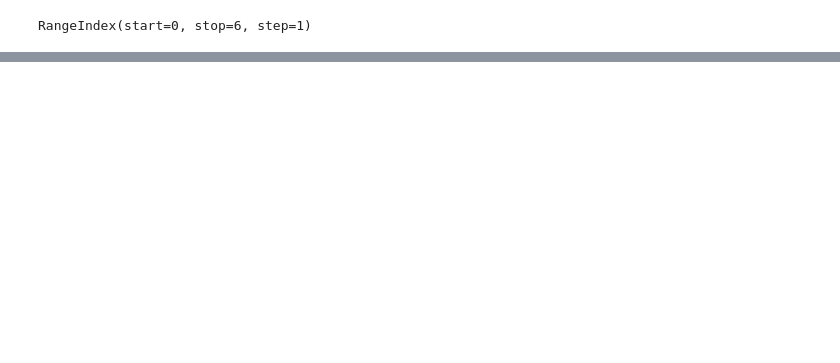
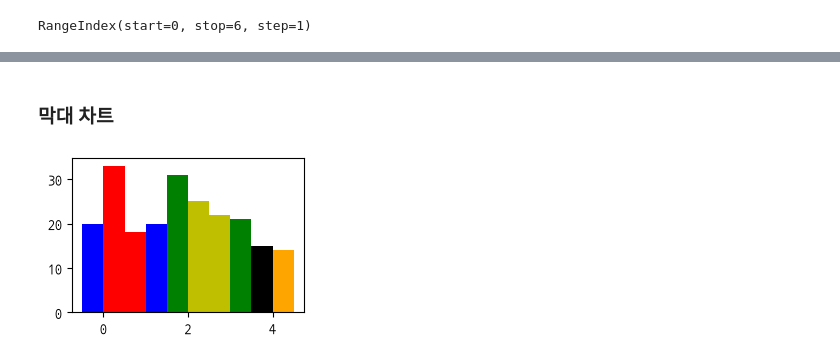
Before and after one commit to NustEred/OnDevicePython, a Jupyter notebook: 파이썬기초.ipynb, the cells around one changed output, grey strips where cells are left out. Cells and saved outputs as stored; diff of their text form; code cells hidden in the pictures; blank space fills up the shorter version.

```diff
--- a/파이썬기초.ipynb
+++ b/파이썬기초.ipynb
@@ -1670,0 +2072,16 @@ df1
+# %% [markdown]
+### 막대 차트
+# %%
+
+category = ['A','B','C','D','E']
+x = np.arange(len(category))
+data1 = [20,18,31,22,15]
+data2 = [33,20,25,21,14]
+base = 0.5
+plt.figure(figsize=(3,2))
+plt.bar(x - base/2,data1, color=['b','r','g','y','black'],width=0.5)
+plt.bar(x + base/2,data2, color=['r','b','y','g','orange'],width=0.5)
+
+plt.show()
+# %% [output]
+[figure, added]
```
Also changed, not shown: parts of 59 cells of this notebook, 2 other files.
